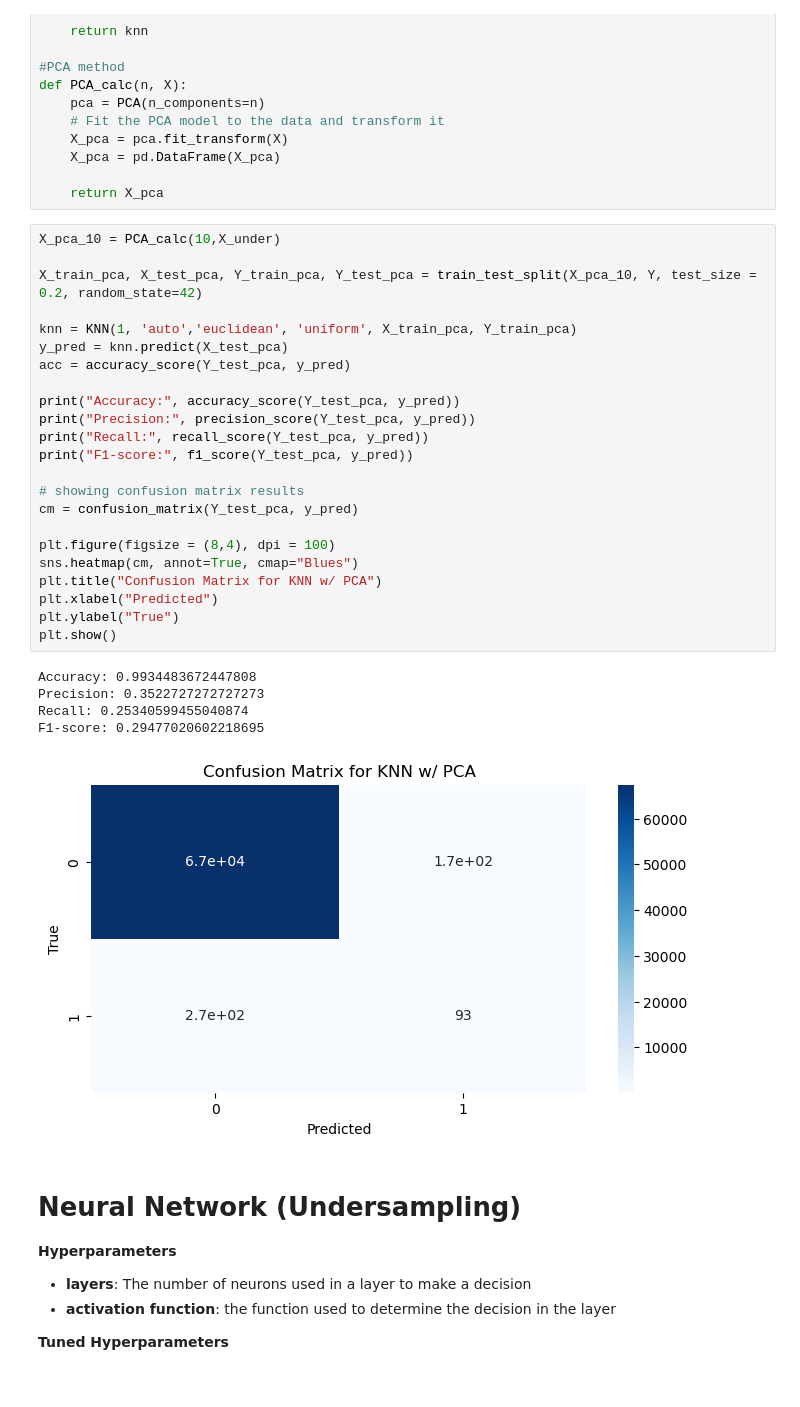
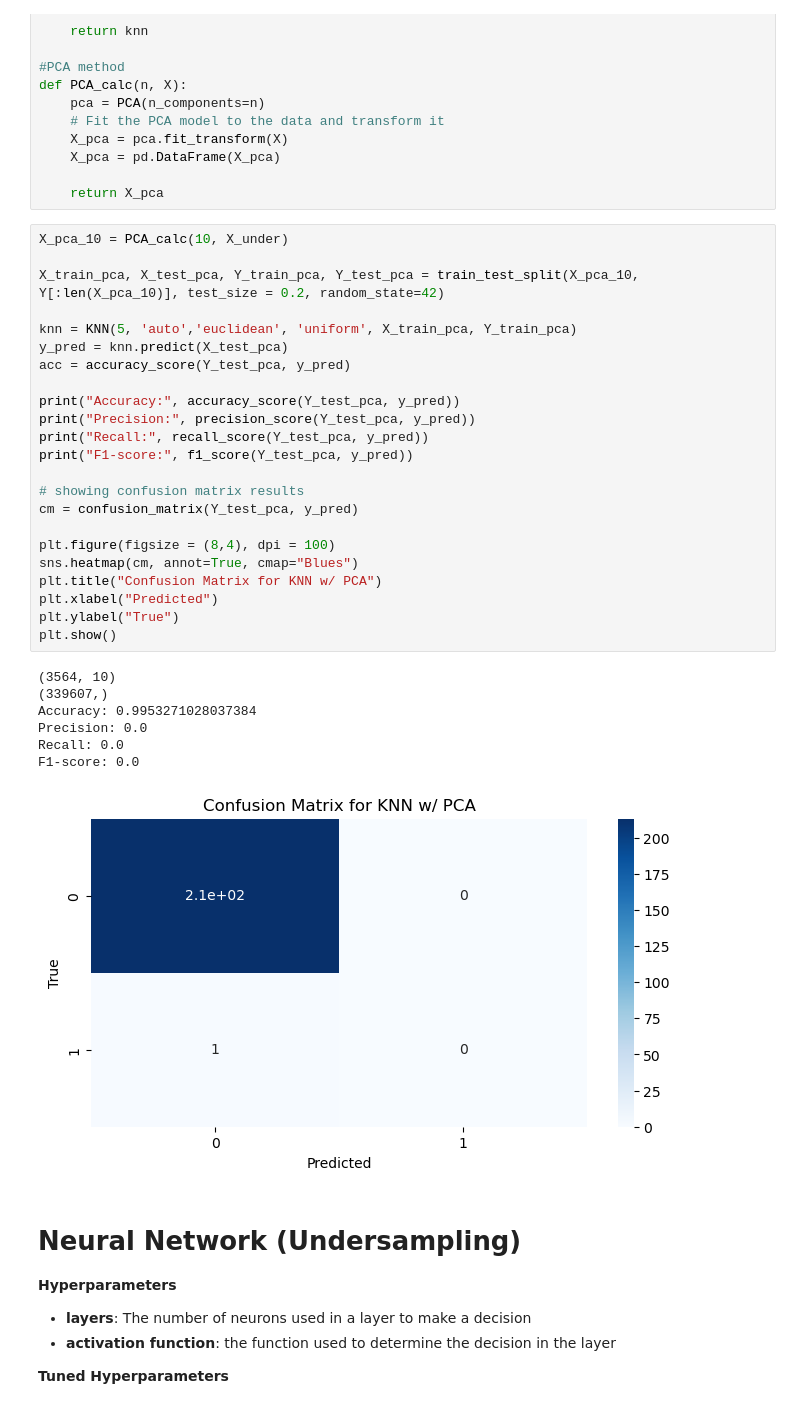
Before and after one commit to jalikens/CS484-DMA, a Jupyter notebook: Models.ipynb, the cells around one changed output. Cells and saved outputs as stored; diff of their text form.

Commit message:
tuned knn (over) + config knn (under & over)

```diff
--- a/Models.ipynb
+++ b/Models.ipynb
@@ -293,34 +306,36 @@ def PCA_calc(n, X):
 
     return X_pca
 # %%
-X_pca_10 = PCA_calc(10,X_under)
+X_pca_10 = PCA_calc(10, X_under)
 
-X_train_pca, X_test_pca, Y_train_pca, Y_test_pca = train_test_split(X_pca_10, Y, test_size = 0.2, random_state=42)
+X_train_pca, X_test_pca, Y_train_pca, Y_test_pca = train_test_split(X_pca_10, Y[:len(X_pca_10)], test_size = 0.2, random_state=42)
 
-knn = KNN(1, 'auto','euclidean', 'uniform', X_train_pca, Y_train_pca)
+knn = KNN(5, 'auto','euclidean', 'uniform', X_train_pca, Y_train_pca)
 y_pred = knn.predict(X_test_pca)
 acc = accuracy_score(Y_test_pca, y_pred)
 
 print("Accuracy:", accuracy_score(Y_test_pca, y_pred))
 print("Precision:", precision_score(Y_test_pca, y_pred))
 print("Recall:", recall_score(Y_test_pca, y_pred))
 print("F1-score:", f1_score(Y_test_pca, y_pred))
 
 # showing confusion matrix results
 cm = confusion_matrix(Y_test_pca, y_pred)
 
 plt.figure(figsize = (8,4), dpi = 100)
 sns.heatmap(cm, annot=True, cmap="Blues")
 plt.title("Confusion Matrix for KNN w/ PCA")
 plt.xlabel("Predicted")
 plt.ylabel("True")
 plt.show()
 # %% [output]
-Accuracy: 0.9934483672447808
-Precision: 0.3522727272727273
-Recall: 0.25340599455040874
-F1-score: 0.29477020602218695
+(3564, 10)
+(339607,)
+Accuracy: 0.9953271028037384
+Precision: 0.0
+Recall: 0.0
+F1-score: 0.0
-[figure, old version]
+[figure, new version]
 # %% [markdown]
 # Neural Network (Undersampling)
 **Hyperparameters**
```
Also changed, not shown: parts of 9 cells of this notebook.
